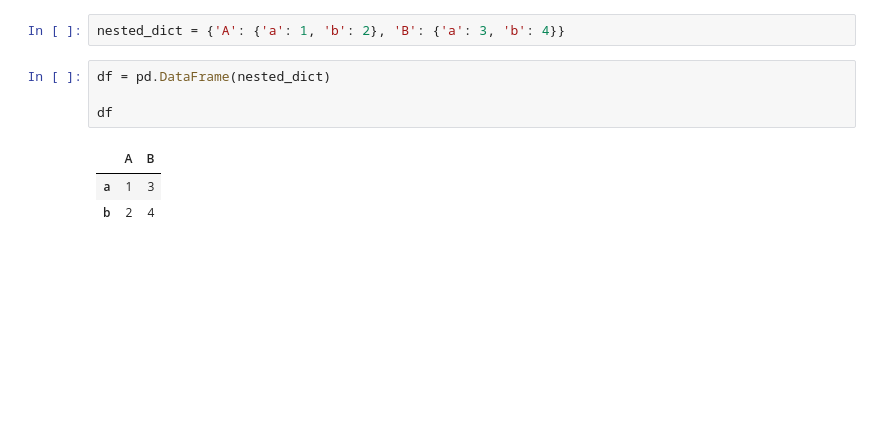
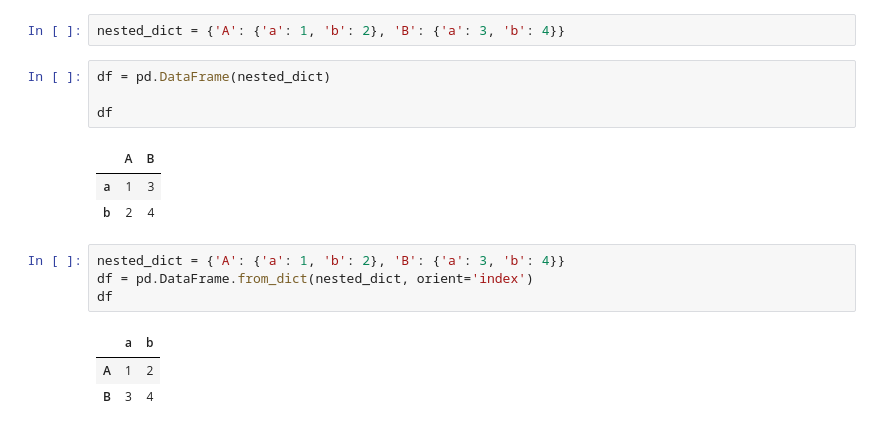
Before and after one commit to DarwinFD88/5m-data-1.7-intro-pandas, a Jupyter notebook: notebooks/pandas_lesson.ipynb, the cells around one changed output. Drawn from its saved outputs; the diff is of its cells as text; blank space fills up the shorter version.

```diff
--- a/notebooks/pandas_lesson.ipynb
+++ b/notebooks/pandas_lesson.ipynb
@@ -1605,3 +1605,11 @@ df
 |  | A | B |
 | a | 1 | 3 |
 | b | 2 | 4 |
+# %%
+nested_dict = {'A': {'a': 1, 'b': 2}, 'B': {'a': 3, 'b': 4}}
+df = pd.DataFrame.from_dict(nested_dict, orient='index')
+df
+# %% [output]
+|  | a | b |
+| A | 1 | 2 |
+| B | 3 | 4 |
```
Also changed, not shown: parts of 1 cell of this notebook, 1 other file.
